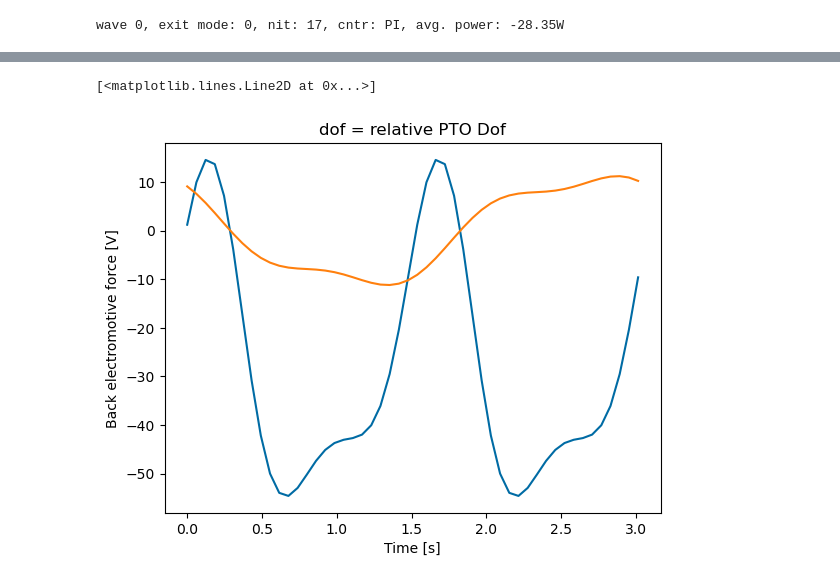
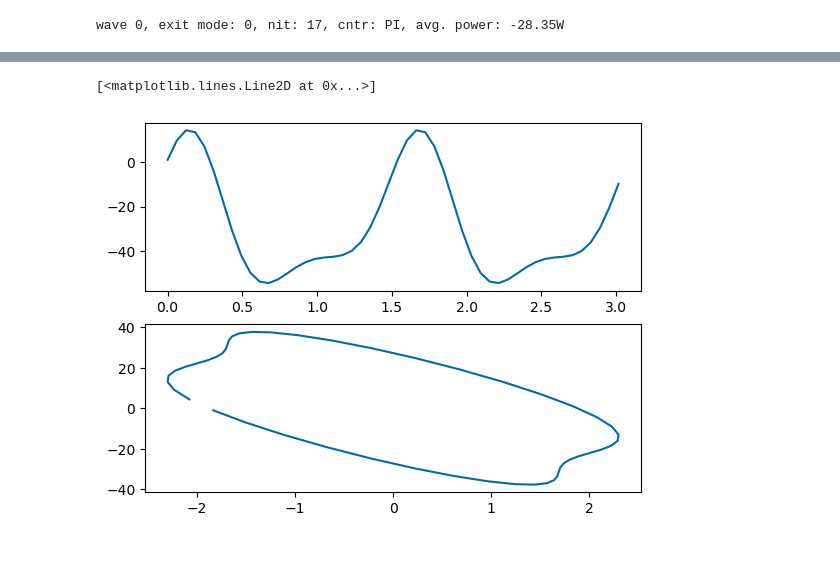
Before and after one commit to dtgaebe/WecOptTool, a Jupyter notebook: examples/Inverted_pen_control_study.ipynb, the cells around one changed output, grey strips where cells are left out. Saved outputs shown, nothing was run; the diff lists cells and outputs as text; code cells hidden in the pictures; blank space fills up the shorter version.

```diff
--- a/examples/Inverted_pen_control_study.ipynb
+++ b/examples/Inverted_pen_control_study.ipynb
@@ -63,7 +51,4 @@ wec_fdom, wec_tdom = wec_nl.post_process(wec_nl, res_nl, waves_regular, nsubstep
 # %%
 nsubsteps = 5
-
-wec_fdom, wec_tdom, pen_fdom, pen_tdom = NPIP.post_process(wec_nl, res_nl, waves_regular, nsubsteps=nsubsteps)
+wec_fdom_list, wec_tdom_list, pen_fdom_list, pen_tdom_list = NPIP.post_process(wec_nl, res_nl, waves_regular, nsubsteps=nsubsteps)
+wec_fdom, wec_tdom, pen_fdom, pen_tdom = wec_fdom_list[0], wec_tdom_list[0], pen_fdom_list[0], pen_tdom_list[0]
-# %%
-wec_pos = wec_tdom[0]['pos'].squeeze()
-t = wec_tdom[0].time.values
@@ -88,7 +55,9 @@ axes[1].plot(pto_vel, pen_tdom[0]['torque'].sel(type = 'Generator'))
-# %%
-pen_tdom[0]['epower'].plot()
-
-pen_tdom[0]['back_emf'].plot()
-# %% [output]
-[<matplotlib.lines.Line2D at 0x...>]
-[figure, removed]
+# %%
+
+fig, axes = plt.subplots(2,1)
+axes[0].plot(t,pen_tdom['epower'])
+
+axes[1].plot(pen_tdom['rel_vel'], pen_tdom['torque'].sel(type = 'Generator'))
+# %% [output]
+[<matplotlib.lines.Line2D at 0x...>]
+[figure, added]
```
Also changed, not shown: parts of 5 cells of this notebook.
